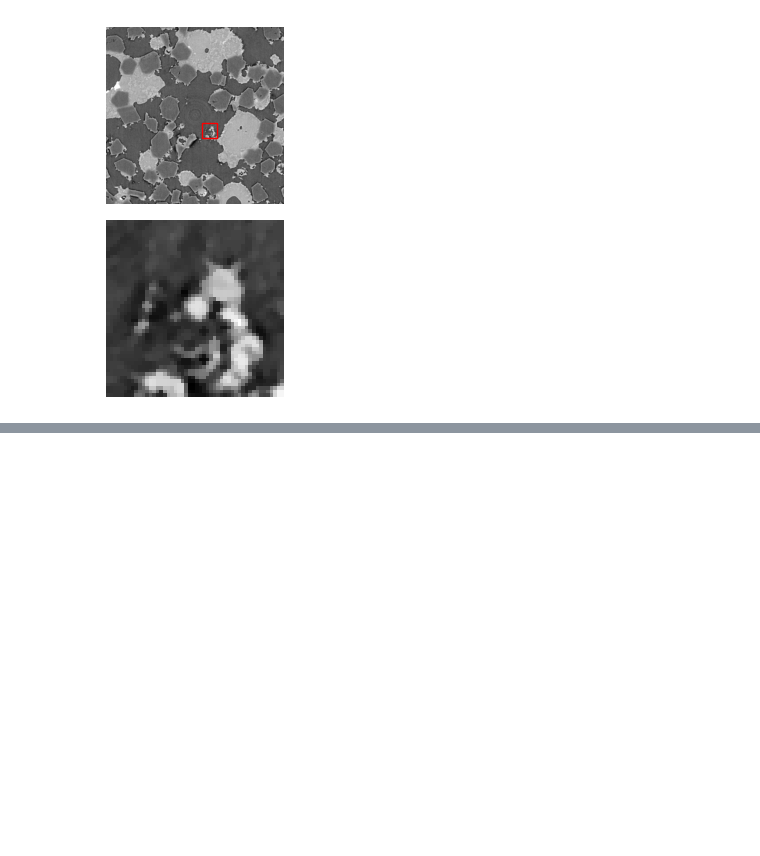
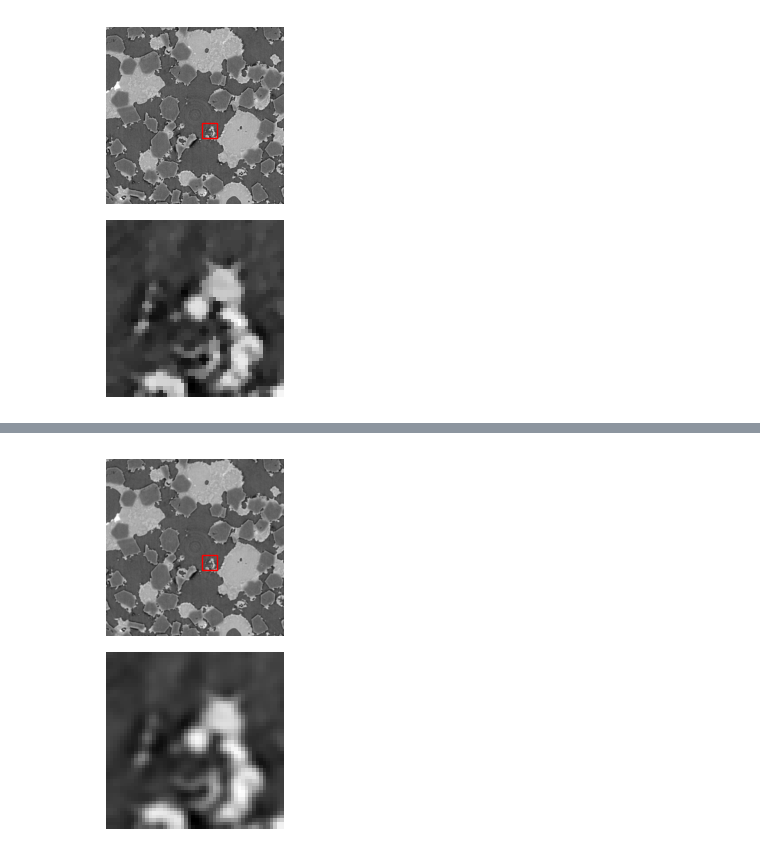
Before and after one commit to PaulBuechler-git/nf-for-inv-problems, a Jupyter notebook: deblurring.ipynb, the cells around one changed output, grey strips where cells are left out. Drawn from its saved outputs; the diff is of its cells as text; code cells hidden in the pictures; blank space fills up the shorter version.

```diff
--- a/deblurring.ipynb
+++ b/deblurring.ipynb
@@ -178,0 +126,6 @@ KeyboardInterrupt:
+# %%
+img, loss_components = reconstructed
+# %%
+plot_image('results/deblurring/reconstructed.png', img.detach().cpu(), selected_patch=plot_sel_patch_pos, p_size=plot_patch_size)
+# %% [output]
+[figure, added]
```
Also changed, not shown: parts of 13 cells of this notebook, 6 other files.
